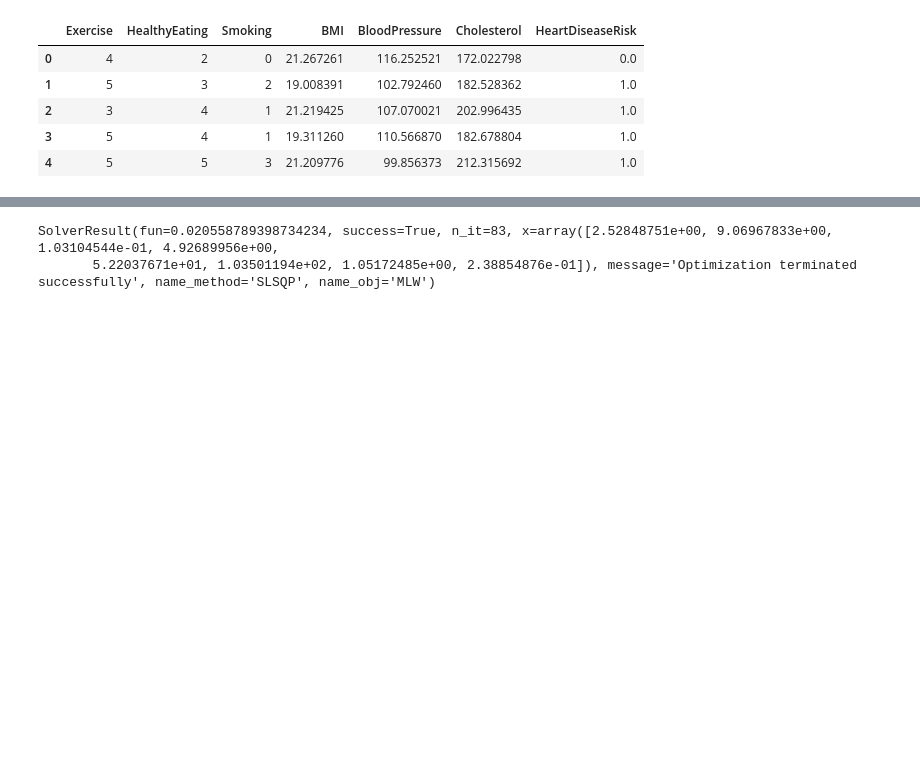
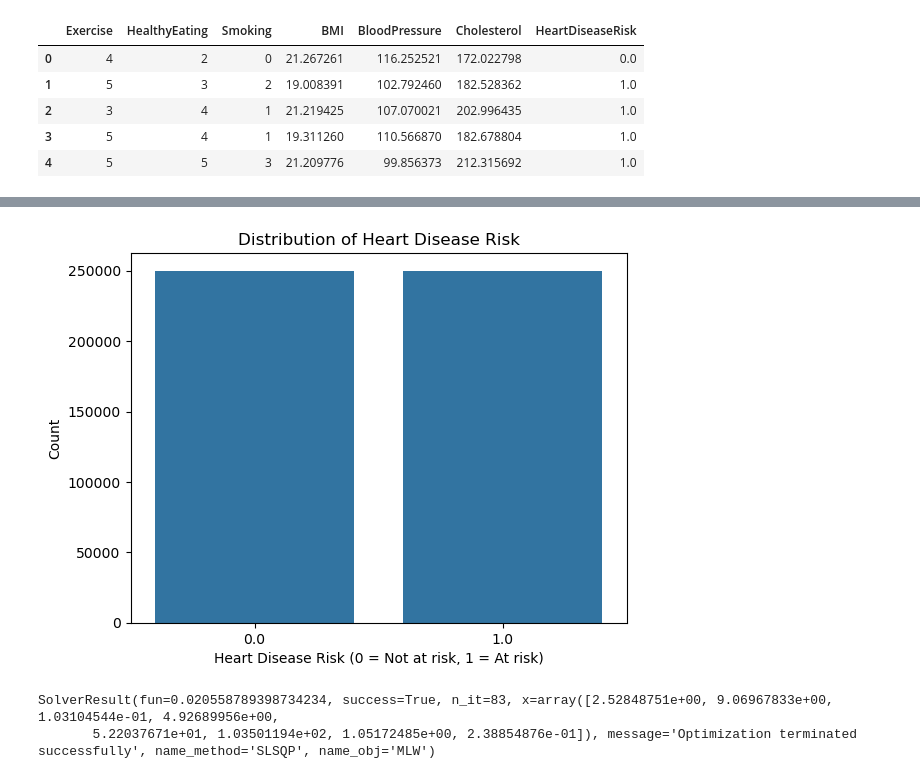
Before and after one commit to jwalluww/Portfolio_Projects, a Jupyter notebook: Quick_Hits/11_Lifestyle_Health_SEM.ipynb, the cells around one changed output, grey strips where cells are left out. Drawn from its saved outputs; the diff is of its cells as text; code cells hidden in the pictures; blank space fills up the shorter version.

```diff
--- a/Quick_Hits/11_Lifestyle_Health_SEM.ipynb
+++ b/Quick_Hits/11_Lifestyle_Health_SEM.ipynb
@@ -127,3 +164,15 @@ df.head()
+# %%
+# ==================================
+# Visualize Data
+# ==================================
+# Visualize Heart Disease Risk
+sns.countplot(x='HeartDiseaseRisk', data=df)
+plt.title('Distribution of Heart Disease Risk')
+plt.xlabel('Heart Disease Risk (0 = Not at risk, 1 = At risk)')
+plt.ylabel('Count')
+plt.show()
+# %% [output]
+[figure, added]
 # %%
 # ==========================
 # Define SEM Model
```
Also changed, not shown: parts of 5 cells of this notebook, 1 other file.
